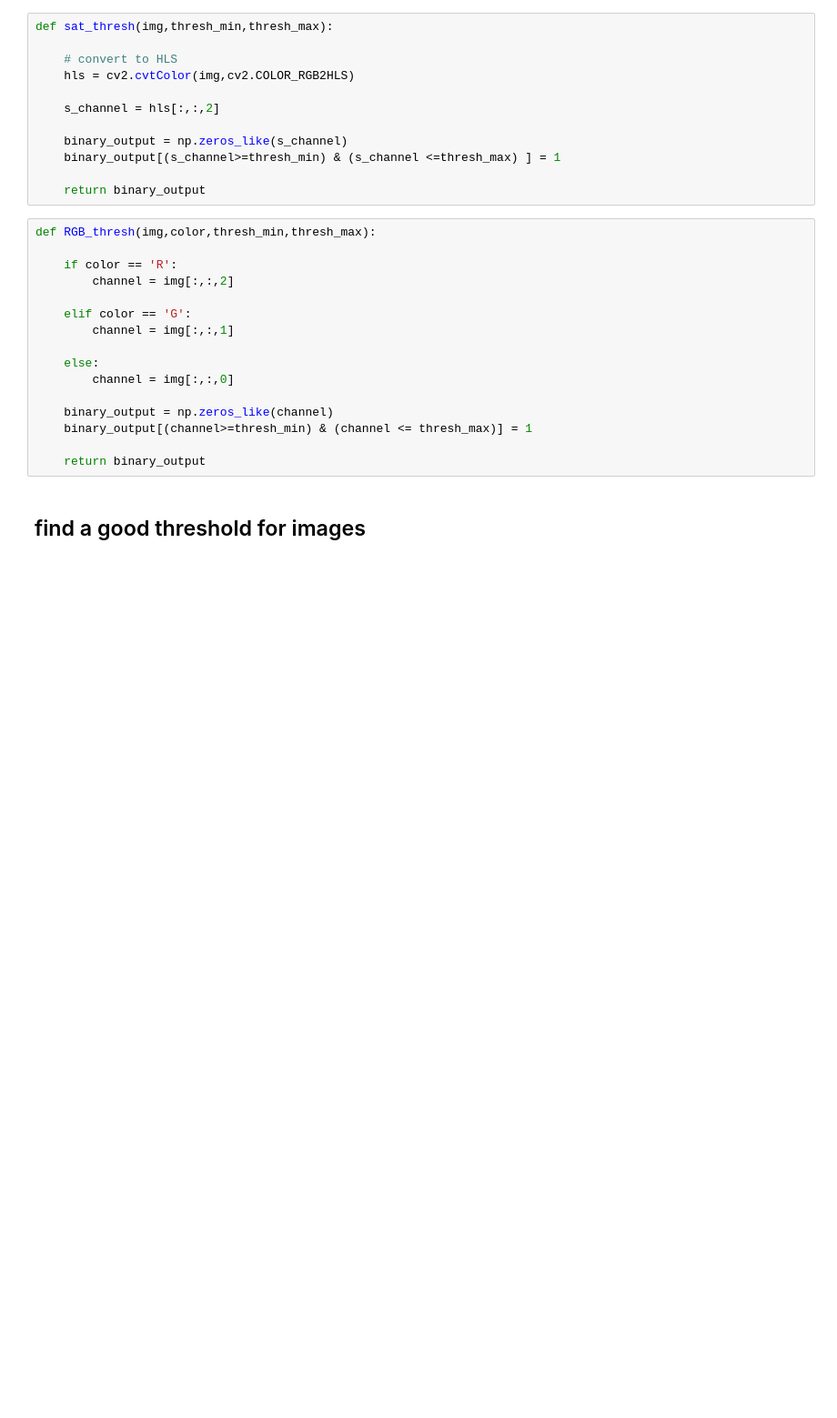
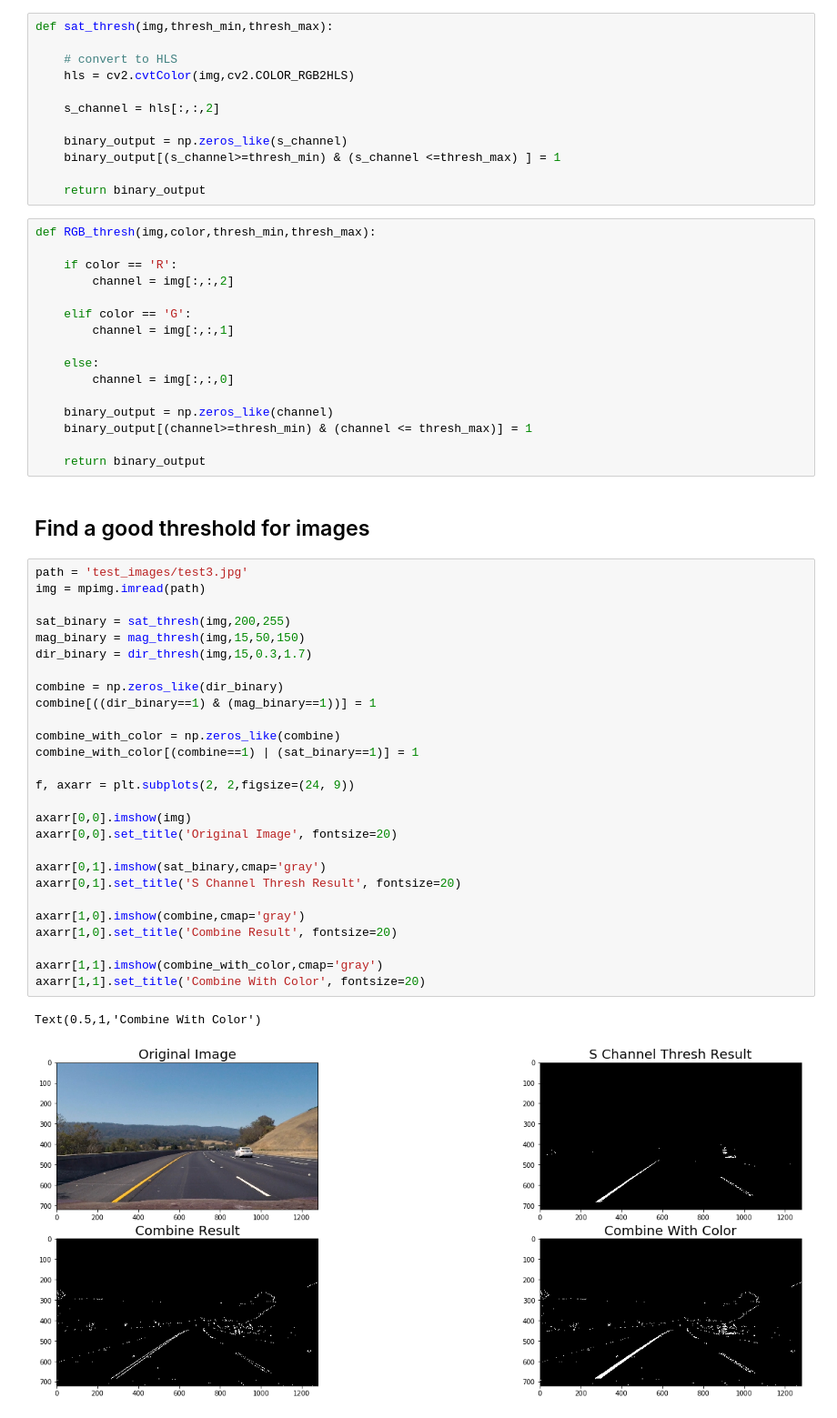
Before and after one commit to root221/CarND-Advanced-Lane-Lines, a Jupyter notebook: LaneFinding.ipynb, the cells around one changed output. Shown at 91% size. Saved outputs shown, nothing was run; the diff lists cells and outputs as text; blank space fills up the shorter version.

```diff
--- a/LaneFinding.ipynb
+++ b/LaneFinding.ipynb
@@ -162,4 +162,34 @@ def RGB_thresh(img,color,thresh_min,thresh_max):
 
     return binary_output
 # %% [markdown]
-## find a good threshold for images
+## Find a good threshold for images
+# %%
+path = 'test_images/test3.jpg'
+img = mpimg.imread(path)
+
+sat_binary = sat_thresh(img,200,255)
+mag_binary = mag_thresh(img,15,50,150)
+dir_binary = dir_thresh(img,15,0.3,1.7)
+
+combine = np.zeros_like(dir_binary)
+combine[((dir_binary==1) & (mag_binary==1))] = 1
+
+combine_with_color = np.zeros_like(combine)
+combine_with_color[(combine==1) | (sat_binary==1)] = 1
+
+f, axarr = plt.subplots(2, 2,figsize=(24, 9))
+
+axarr[0,0].imshow(img)
+axarr[0,0].set_title('Original Image', fontsize=20)
+
+axarr[0,1].imshow(sat_binary,cmap='gray')
+axarr[0,1].set_title('S Channel Thresh Result', fontsize=20)
+
+axarr[1,0].imshow(combine,cmap='gray')
+axarr[1,0].set_title('Combine Result', fontsize=20)
+
+axarr[1,1].imshow(combine_with_color,cmap='gray')
+axarr[1,1].set_title('Combine With Color', fontsize=20)
+# %% [output]
+Text(0.5,1,'Combine With Color')
+[figure, added]
```
Also changed, not shown: parts of 20 cells of this notebook.
